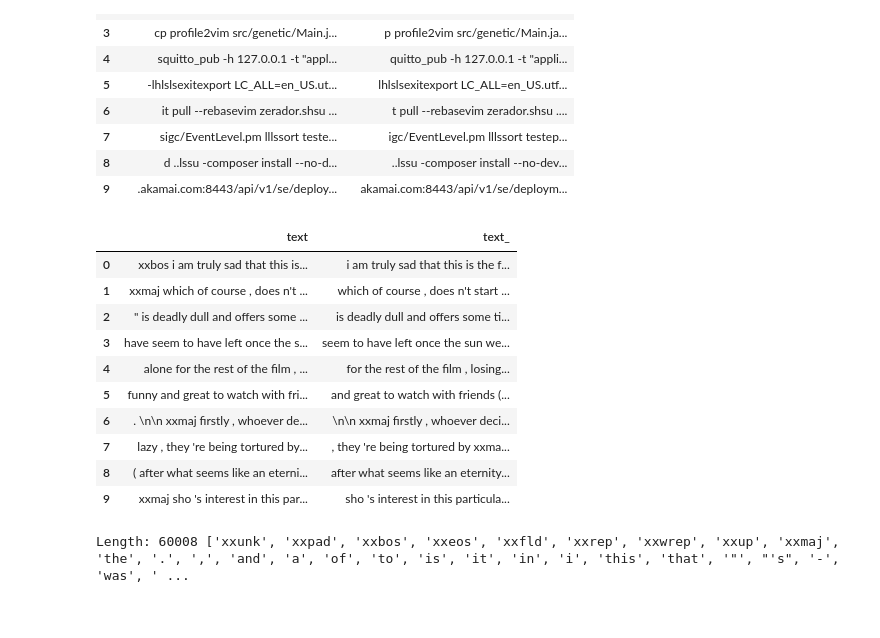
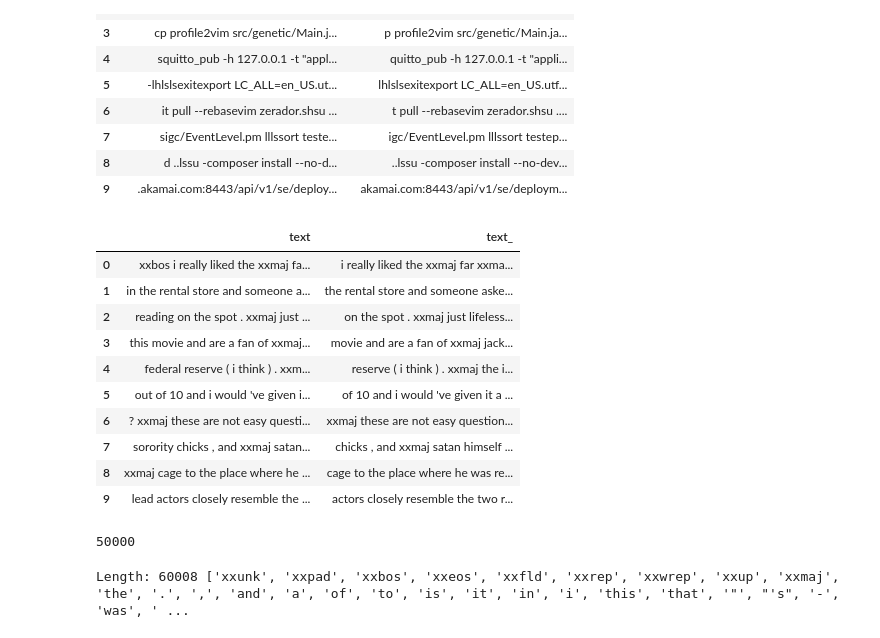
Before and after one commit to chTeut/gnn_project, a Jupyter notebook: FastAI/shell_cmd_transformer.ipynb, the cells around one changed output. Drawn from its saved outputs; the diff is of its cells as text; code cells hidden in the pictures.

Commit message:
Trained in whole IMDB dataset

```diff
--- a/FastAI/shell_cmd_transformer.ipynb
+++ b/FastAI/shell_cmd_transformer.ipynb
@@ -457,45 +457,49 @@ class MyTokenizer(Transform):
             content = file.read()
         flattened_list = [item for sublist in list(self.tok(content)) for item in sublist]
         return flattened_list
 
     def decodes(self, encoded):
         decoded_values = TitledStr(''.join(encoded))
         return  decoded_values
 
 class MyNumerizer(Transform):
     def setups(self, items):
         self.num = Numericalize()
         self.num.setup(items)
         self.vocab = self.num.vocab
 
 
     def encodes(self, toks):
         return self.num(toks)
 
     def decodes(self, encoded):
         return self.num.decode(encoded)
 
-limit = 100
+limit = -1
 path = untar_data(URLs.IMDB)
 tfms = [[Tokenizer.from_folder(path), Numericalize]]
 files = get_text_files(path, folders = ['train', 'test'])
 #splits = GrandparentSplitter(valid_name='test')(files)
-dsets = Datasets(files[:limit], tfms)#, splits=splits)
+dsets = Datasets(files[:], tfms)#, splits=splits)
 dls = dsets.dataloaders(dl_type=LMDataLoader, before_batch=pad_input)
 
 dls.show_batch(max_n=10)
 # %% [output]
 |  | text | text_ |
-| 0 | xxbos i am truly sad that this is... | i am truly sad that this is the f... |
-| 1 | xxmaj which of course , does n't ... | which of course , does n't start ... |
-| 2 | " is deadly dull and offers some ... | is deadly dull and offers some ti... |
-| 3 | have seem to have left once the s... | seem to have left once the sun we... |
-| 4 | alone for the rest of the film , ... | for the rest of the film , losing... |
-| 5 | funny and great to watch with fri... | and great to watch with friends (... |
-| 6 | . \n\n xxmaj firstly , whoever de... | \n\n xxmaj firstly , whoever deci... |
-| 7 | lazy , they 're being tortured by... | , they 're being tortured by xxma... |
-| 8 | ( after what seems like an eterni... | after what seems like an eternity... |
-| 9 | xxmaj sho 's interest in this par... | sho 's interest in this particula... |
+| 0 | xxbos i really liked the xxmaj fa... | i really liked the xxmaj far xxma... |
+| 1 | in the rental store and someone a... | the rental store and someone aske... |
+| 2 | reading on the spot . xxmaj just ... | on the spot . xxmaj just lifeless... |
+| 3 | this movie and are a fan of xxmaj... | movie and are a fan of xxmaj jack... |
+| 4 | federal reserve ( i think ) . xxm... | reserve ( i think ) . xxmaj the i... |
+| 5 | out of 10 and i would 've given i... | of 10 and i would 've given it a ... |
+| 6 | ? xxmaj these are not easy questi... | xxmaj these are not easy question... |
+| 7 | sorority chicks , and xxmaj satan... | chicks , and xxmaj satan himself ... |
+| 8 | xxmaj cage to the place where he ... | cage to the place where he was re... |
+| 9 | lead actors closely resemble the ... | actors closely resemble the two r... |
+# %%
+len(dsets)
+# %% [output]
+50000
 # %%
 print("Length:",len(dls.vocab),dls.vocab)
 # %% [output]
```
Also changed, not shown: parts of 6 cells of this notebook.
